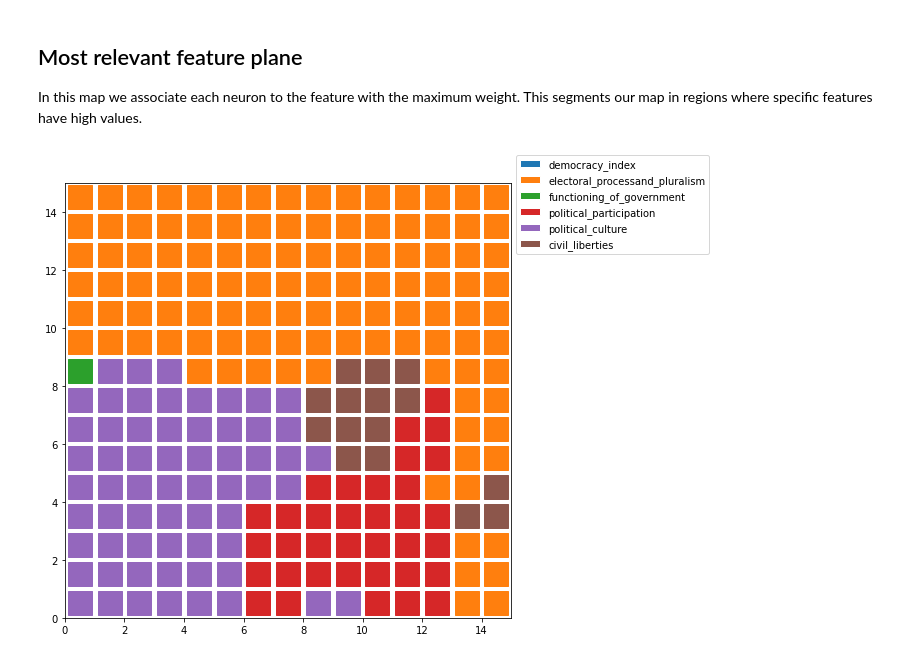
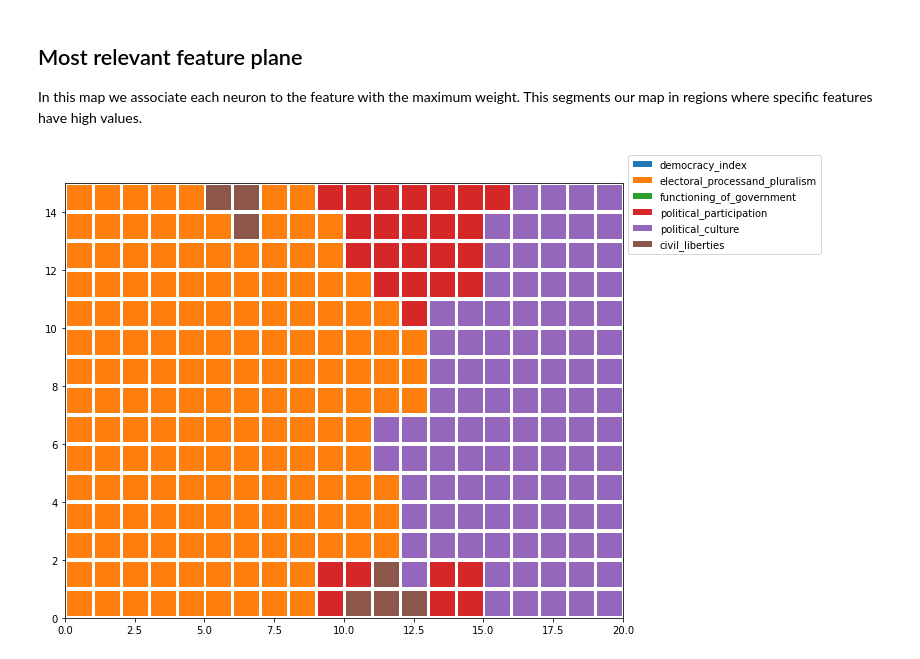
Before and after one commit to mbenhaddou/lightSOM, a Jupyter notebook: examples/Democracy.ipynb, the cells around one changed output. Saved outputs shown, nothing was run; the diff lists cells and outputs as text; code cells hidden in the pictures.

```diff
--- a/examples/Democracy.ipynb
+++ b/examples/Democracy.ipynb
@@ -43,7 +50,7 @@ target=democracy_index['category'].values
 names=democracy_index['country_code'].values
 
 size = 15
-som=SOM().create(size, size, X,lattice='rect', features_names=feature_names, target=target, index=names, pci=True, pbc=False)
+som=SOM().create(20, 15, X,lattice='rect', features_names=feature_names, target=target, index=names, pci=True, pbc=False)
 
 
 som.train(start_learning_rate=1,epochs=10000, verbose=True)
@@ -82,27 +89,26 @@ Most relevant feature plane
 
 In this map we associate each neuron to the feature with the maximum weight. This segments our map in regions where specific features have high values.
 # %%
-Z = np.zeros((size, size))
-plt.figure(figsize=(8, 8))
-for i in np.arange(som.nodes.matrix.shape[0]):
-    for j in np.arange(som.nodes.matrix.shape[1]):
-        feature = np.argmax(som.nodes.matrix[i, j , :])
+plt.figure(figsize=(10, 8))
+for i in np.arange(som.nodes.matrix.shape[1]):
+    for j in np.arange(som.nodes.matrix.shape[0]):
+        feature = np.argmax(som.nodes.matrix[j, i , :])
         plt.plot([j+.5], [i+.5], 'o', color='C'+str(feature),
                  marker='s', markersize=24)
 
 legend_elements = [Patch(facecolor='C'+str(i),
                          edgecolor='w',
                          label=f) for i, f in enumerate(feature_names)]
 
 plt.legend(handles=legend_elements,
            loc='center left',
            bbox_to_anchor=(1, .95))
 
-plt.xlim([0, size])
-plt.ylim([0, size])
+plt.xlim([0, 20])
+plt.ylim([0, 15])
 plt.show()
 # %% [output]
-[figure, old version]
+[figure, new version]
 # %%
 vhts.plot_features_map()
 # %% [output]
```
Also changed, not shown: parts of 7 cells of this notebook, 9 other files.
